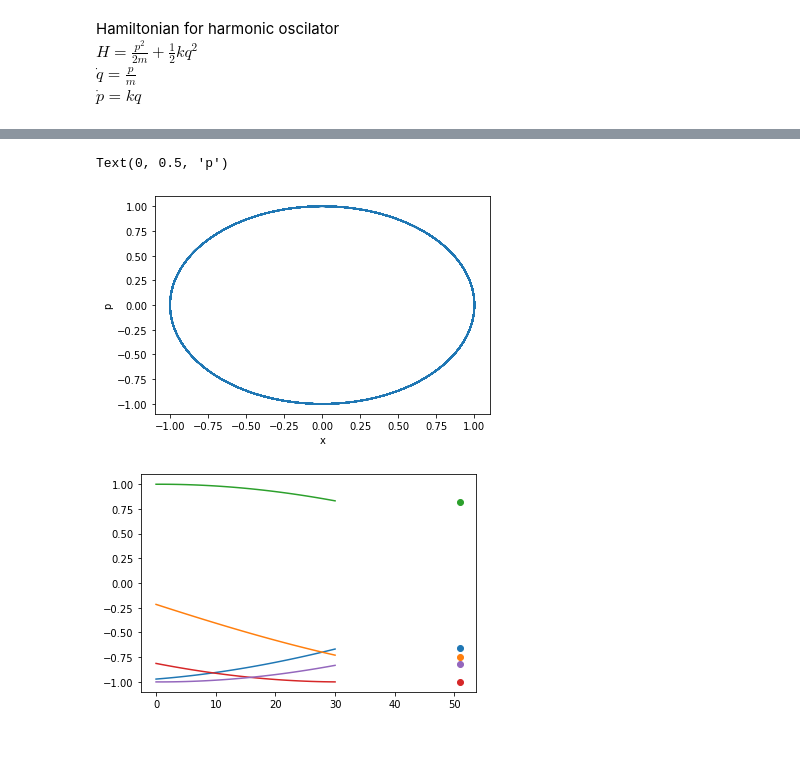
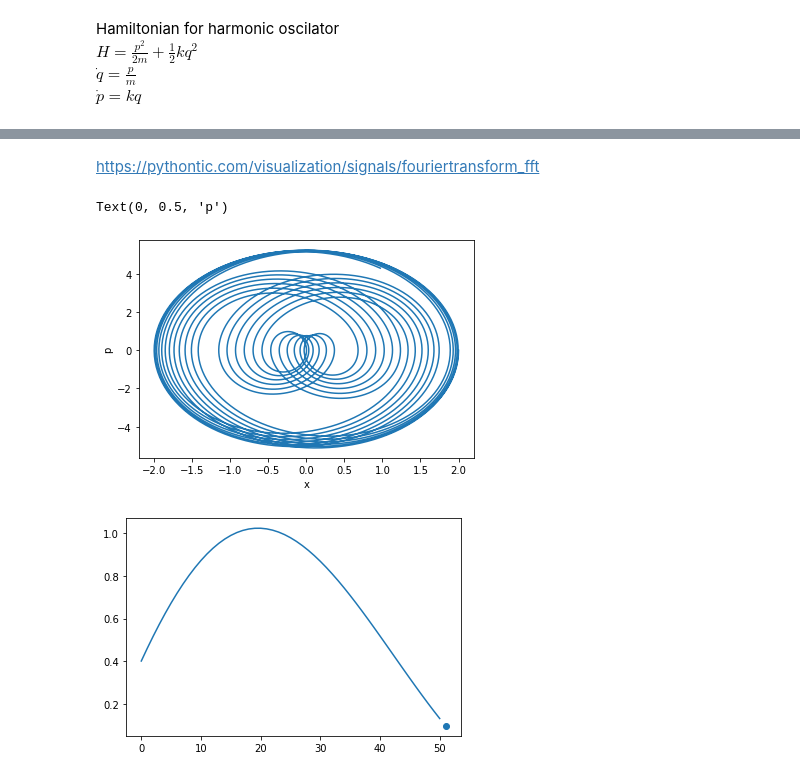
Before and after one commit to mpenwarden/RNN-Physics, a Jupyter notebook: Harmonic_git.ipynb, the cells around one changed output, grey strips where cells are left out. Drawn from its saved outputs; the diff is of its cells as text; code cells hidden in the pictures; blank space fills up the shorter version.

```diff
--- a/Harmonic_git.ipynb
+++ b/Harmonic_git.ipynb
@@ -38,9 +39,11 @@ class Oscillator:
 k = 1
 m = 1
 dt = 0.02
-t_end = 200
+t_end = 50
 # IC's
 q = 1
 
-osc = Oscillator(q,k,m,dt,t_end)
-traj = osc.solve() #(q,p,t)
+osc_1 = Oscillator(q,k+4,m,dt,t_end)
+osc_2 = Oscillator(q,k+8,m,dt,t_end)
+
+traj = np.reshape(np.array(([osc_1.solve()[0] + osc_2.solve()[0]],[osc_1.solve()[1] + osc_2.solve()[1]],[osc_1.solve()[2]])),(3,osc_1.solve().shape[1])) #(q,p,t)
@@ -53,13 +80,15 @@ Text(0, 0.5, 'x')
+# %% [markdown]
+https://pythontic.com/visualization/signals/fouriertransform_fft
 # %%
 plt.plot(traj[0],traj[1])
 plt.xlabel('x'); plt.ylabel('p')
 # %% [output]
 Text(0, 0.5, 'p')
-[figure, old version]
+[figure, new version]
 # %%
 # Convert data to NN format
-train_size = 500
-n_M = 30
+train_size = 5000
+n_M = 50
 train_count = 0
 train_in = np.zeros((train_size,n_M+1))
 train_out_q  = np.zeros((train_size))
@@ -74,12 +103,12 @@ for i in range(train_size): # Loop through trajectory
 
         train_count += 1
 # %%
-for i in range(0,5):
+for i in range(1,2):
     plt.plot(train_in[i,:])
-    plt.scatter(31,train_out_q[i])
+    plt.scatter(n_M+1,train_out_q[i])
 plt.show()
 # %% [output]
-[figure, old version]
+[figure, new version]
 # %%
 # MomentumRNN
 # First, let's define a momentumRNN Cell, as a layer subclass # https://www.tensorflow.org/api_docs/python/tf/keras/layers/RNN
```
Also changed, not shown: parts of 19 cells of this notebook.
